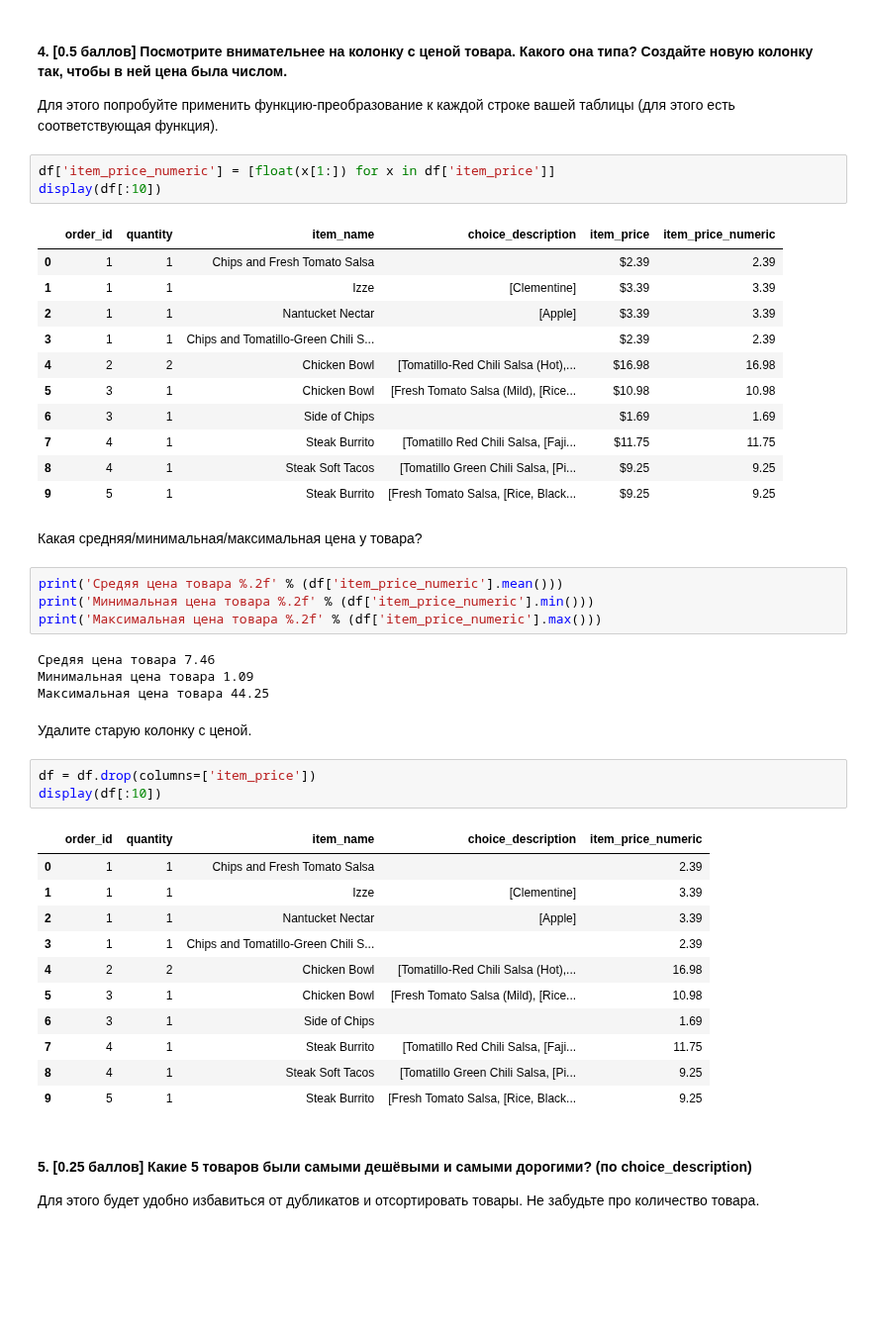
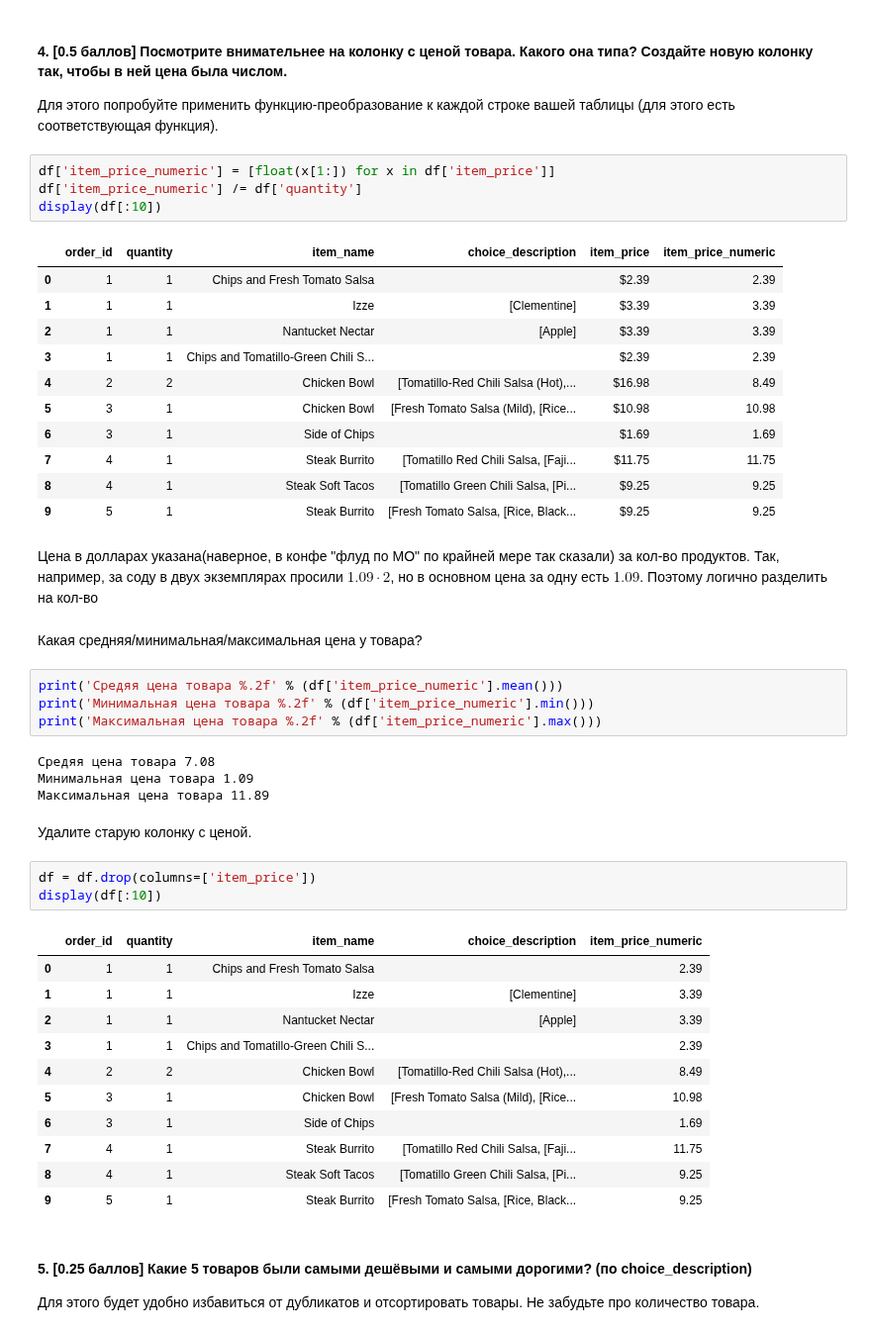
Before and after one commit to Mikhail-off/ML2018, a Jupyter notebook: HW1/homework-practice-01.ipynb, the cells around one changed output. Shown at 99% size. Drawn from its saved outputs; the diff is of its cells as text; blank space fills up the shorter version.

```diff
--- a/HW1/homework-practice-01.ipynb
+++ b/HW1/homework-practice-01.ipynb
@@ -193,19 +193,22 @@ dtype: bool
 Для этого попробуйте применить функцию-преобразование к каждой строке вашей таблицы (для этого есть соответствующая функция).
 # %%
 df['item_price_numeric'] = [float(x[1:]) for x in df['item_price']]
+df['item_price_numeric'] /= df['quantity']
 display(df[:10])
 # %% [output]
 |  | order_id | quantity | item_name | choice_description | item_price | item_price_numeric |
 | 0 | 1 | 1 | Chips and Fresh Tomato Salsa |  | $2.39 | 2.39 |
 | 1 | 1 | 1 | Izze | [Clementine] | $3.39 | 3.39 |
 | 2 | 1 | 1 | Nantucket Nectar | [Apple] | $3.39 | 3.39 |
 | 3 | 1 | 1 | Chips and Tomatillo-Green Chili S... |  | $2.39 | 2.39 |
-| 4 | 2 | 2 | Chicken Bowl | [Tomatillo-Red Chili Salsa (Hot),... | $16.98 | 16.98 |
+| 4 | 2 | 2 | Chicken Bowl | [Tomatillo-Red Chili Salsa (Hot),... | $16.98 | 8.49 |
 | 5 | 3 | 1 | Chicken Bowl | [Fresh Tomato Salsa (Mild), [Rice... | $10.98 | 10.98 |
 | 6 | 3 | 1 | Side of Chips |  | $1.69 | 1.69 |
 | 7 | 4 | 1 | Steak Burrito | [Tomatillo Red Chili Salsa, [Faji... | $11.75 | 11.75 |
 | 8 | 4 | 1 | Steak Soft Tacos | [Tomatillo Green Chili Salsa, [Pi... | $9.25 | 9.25 |
 | 9 | 5 | 1 | Steak Burrito | [Fresh Tomato Salsa, [Rice, Black... | $9.25 | 9.25 |
+# %% [markdown]
+Цена в долларах указана(наверное, в конфе "флуд по МО" по крайней мере так сказали) за кол-во продуктов. Так, например, за соду в двух экземплярах просили $1.09 \cdot 2$, но в основном цена за одну есть $1.09$. Поэтому логично разделить на кол-во
 # %% [markdown]
 Какая средняя/минимальная/максимальная цена у товара?
 # %%
@@ -213,9 +216,9 @@ print('Средяя цена товара %.2f' % (df['item_price_numeric'].mean
 print('Минимальная цена товара %.2f' % (df['item_price_numeric'].min()))
 print('Максимальная цена товара %.2f' % (df['item_price_numeric'].max()))
 # %% [output]
-Средяя цена товара 7.46
+Средяя цена товара 7.08
 Минимальная цена товара 1.09
-Максимальная цена товара 44.25
+Максимальная цена товара 11.89
 # %% [markdown]
 Удалите старую колонку с ценой.
 # %%
@@ -227,7 +230,7 @@ display(df[:10])
 | 1 | 1 | 1 | Izze | [Clementine] | 3.39 |
 | 2 | 1 | 1 | Nantucket Nectar | [Apple] | 3.39 |
 | 3 | 1 | 1 | Chips and Tomatillo-Green Chili S... |  | 2.39 |
-| 4 | 2 | 2 | Chicken Bowl | [Tomatillo-Red Chili Salsa (Hot),... | 16.98 |
+| 4 | 2 | 2 | Chicken Bowl | [Tomatillo-Red Chili Salsa (Hot),... | 8.49 |
 | 5 | 3 | 1 | Chicken Bowl | [Fresh Tomato Salsa (Mild), [Rice... | 10.98 |
 | 6 | 3 | 1 | Side of Chips |  | 1.69 |
 | 7 | 4 | 1 | Steak Burrito | [Tomatillo Red Chili Salsa, [Faji... | 11.75 |
```
Also changed, not shown: parts of 7 cells of this notebook.
